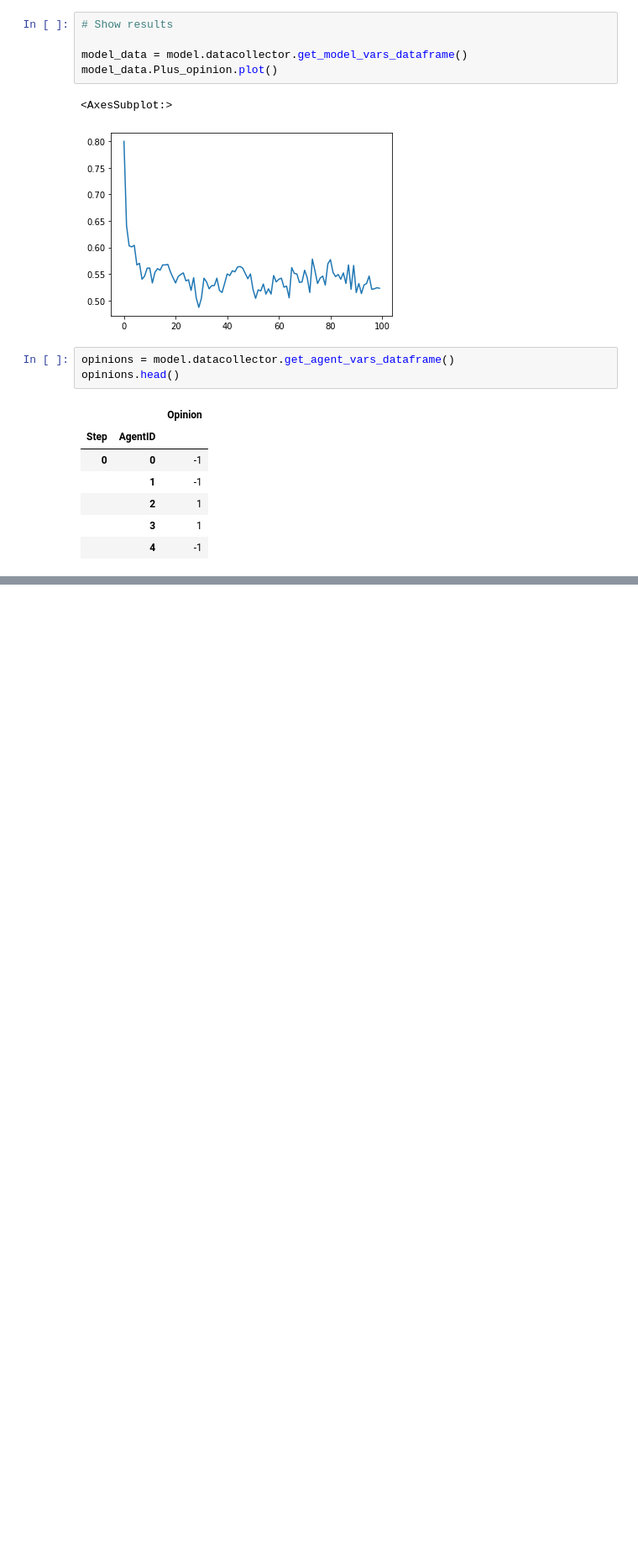
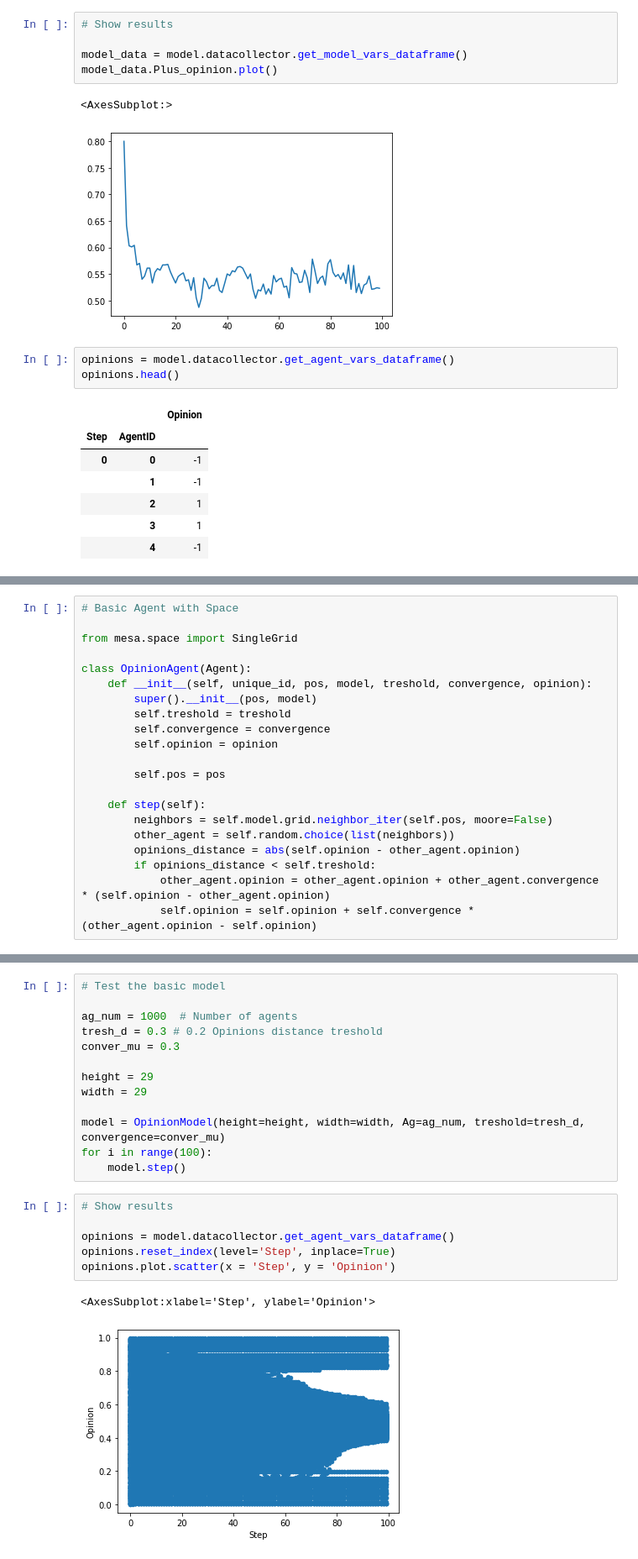
Before and after one commit to dgarcia-eu/ComputationalModellingSocialSystems-Solutions, a Jupyter notebook: 07_lecture/mesa-bounded-confidence-example.ipynb, the cells around one changed output, grey strips where cells are left out. Shown at 84% size. Cells and saved outputs as stored; diff of their text form; blank space fills up the shorter version.

```diff
--- a/07_lecture/mesa-bounded-confidence-example.ipynb
+++ b/07_lecture/mesa-bounded-confidence-example.ipynb
@@ -174,0 +237,21 @@ opinions.head()
+# %%
+# Basic Agent with Space
+
+from mesa.space import SingleGrid
+
+class OpinionAgent(Agent):
+    def __init__(self, unique_id, pos, model, treshold, convergence, opinion):
+        super().__init__(pos, model)
+        self.treshold = treshold
+        self.convergence = convergence
+        self.opinion = opinion
+
+        self.pos = pos
+
+    def step(self):
+        neighbors = self.model.grid.neighbor_iter(self.pos, moore=False)
+        other_agent = self.random.choice(list(neighbors))
+        opinions_distance = abs(self.opinion - other_agent.opinion)
+        if opinions_distance < self.treshold:
+            other_agent.opinion = other_agent.opinion + other_agent.convergence * (self.opinion - other_agent.opinion)
+            self.opinion = self.opinion + self.convergence * (other_agent.opinion - self.opinion)
@@ -174,0 +288,22 @@ opinions.head()
+# %%
+# Test the basic model
+
+ag_num = 1000  # Number of agents
+tresh_d = 0.3 # 0.2 Opinions distance treshold
+conver_mu = 0.3
+
+height = 29
+width = 29
+
+model = OpinionModel(height=height, width=width, Ag=ag_num, treshold=tresh_d, convergence=conver_mu)
+for i in range(100):
+    model.step()
+# %%
+# Show results
+
+opinions = model.datacollector.get_agent_vars_dataframe()
+opinions.reset_index(level='Step', inplace=True)
+opinions.plot.scatter(x = 'Step', y = 'Opinion')
+# %% [output]
+<AxesSubplot:xlabel='Step', ylabel='Opinion'>
+[figure, added]
```
Also changed, not shown: parts of 6 cells of this notebook, 4 other files.
